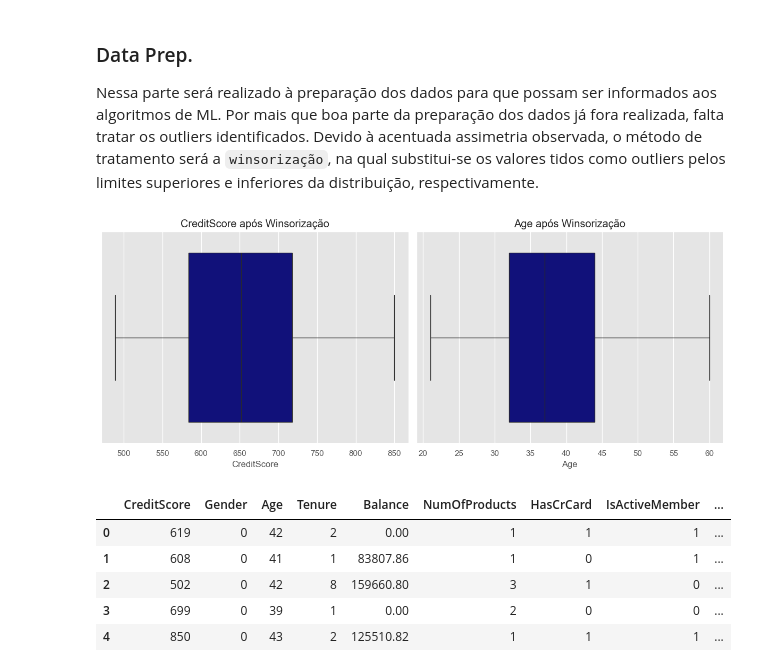
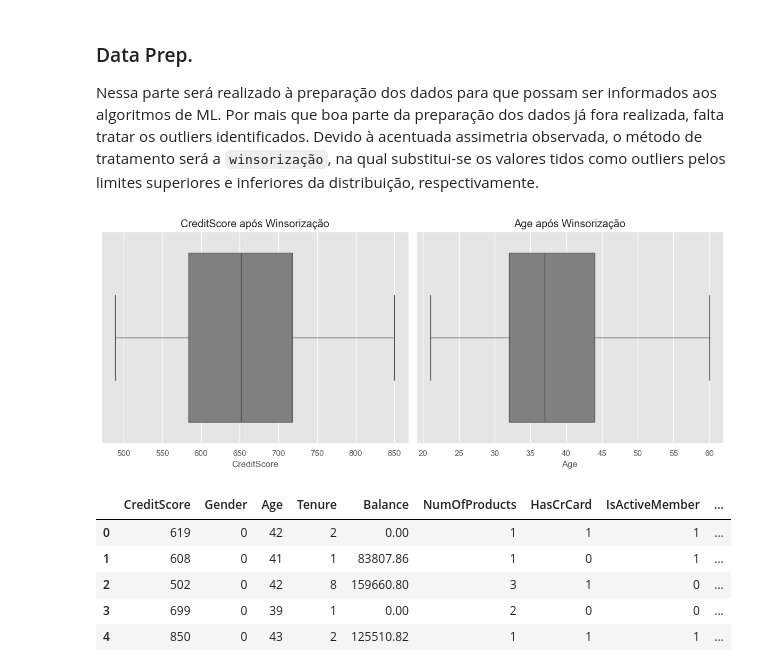
Before and after one commit to BrunoLod/DataScience, a Jupyter notebook: src/supervised_learning/classifcation/churn_classify.ipynb, the cells around one changed output. Cells and saved outputs as stored; diff of their text form; code cells hidden in the pictures.

```diff
--- a/src/supervised_learning/classifcation/churn_classify.ipynb
+++ b/src/supervised_learning/classifcation/churn_classify.ipynb
@@ -499,20 +431,20 @@ df['Age'] = apply_winsorization(df, 'Age', lower_pct=0.01, upper_pct=0.05)
 # %%
 """
 Verificando a ausência de outliers
 """
 
 fig, axs = plt.subplots(1, 2, figsize=(12, 5))
 
-sns.boxplot(x=df['CreditScore'], ax=axs[0], color="darkblue")
+sns.boxplot(x=df['CreditScore'], ax=axs[0], color="grey")
 axs[0].set_title('CreditScore após Winsorização')
 
-sns.boxplot(x=df['Age'], ax=axs[1], color="darkblue")
+sns.boxplot(x=df['Age'], ax=axs[1], color="grey")
 axs[1].set_title('Age após Winsorização')
 
 plt.tight_layout()
 plt.show()
 # %% [output]
-[figure, old version]
+[figure, new version]
 # %%
 df.head()
 # %% [output]
```
Also changed, not shown: parts of 21 cells of this notebook.
